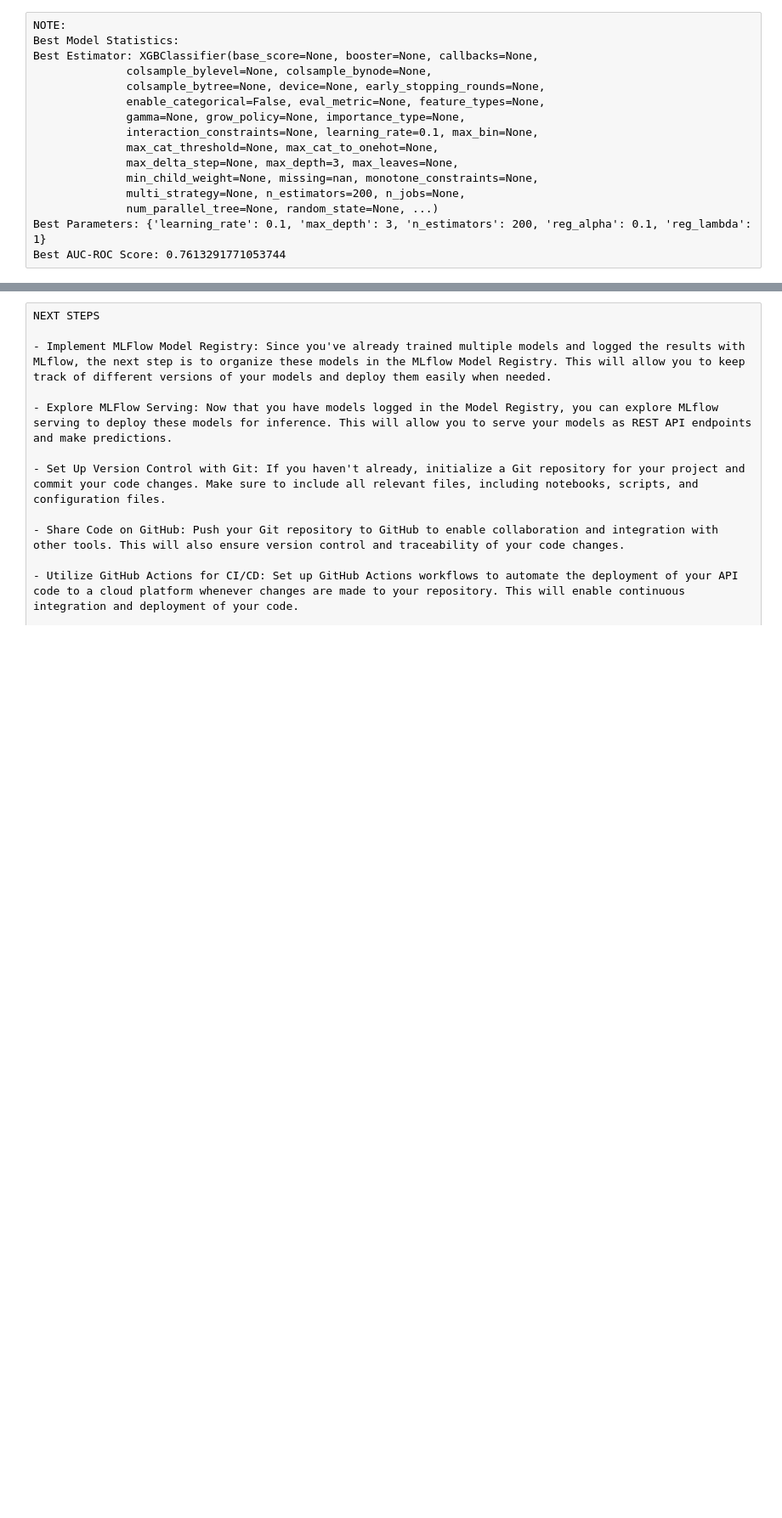
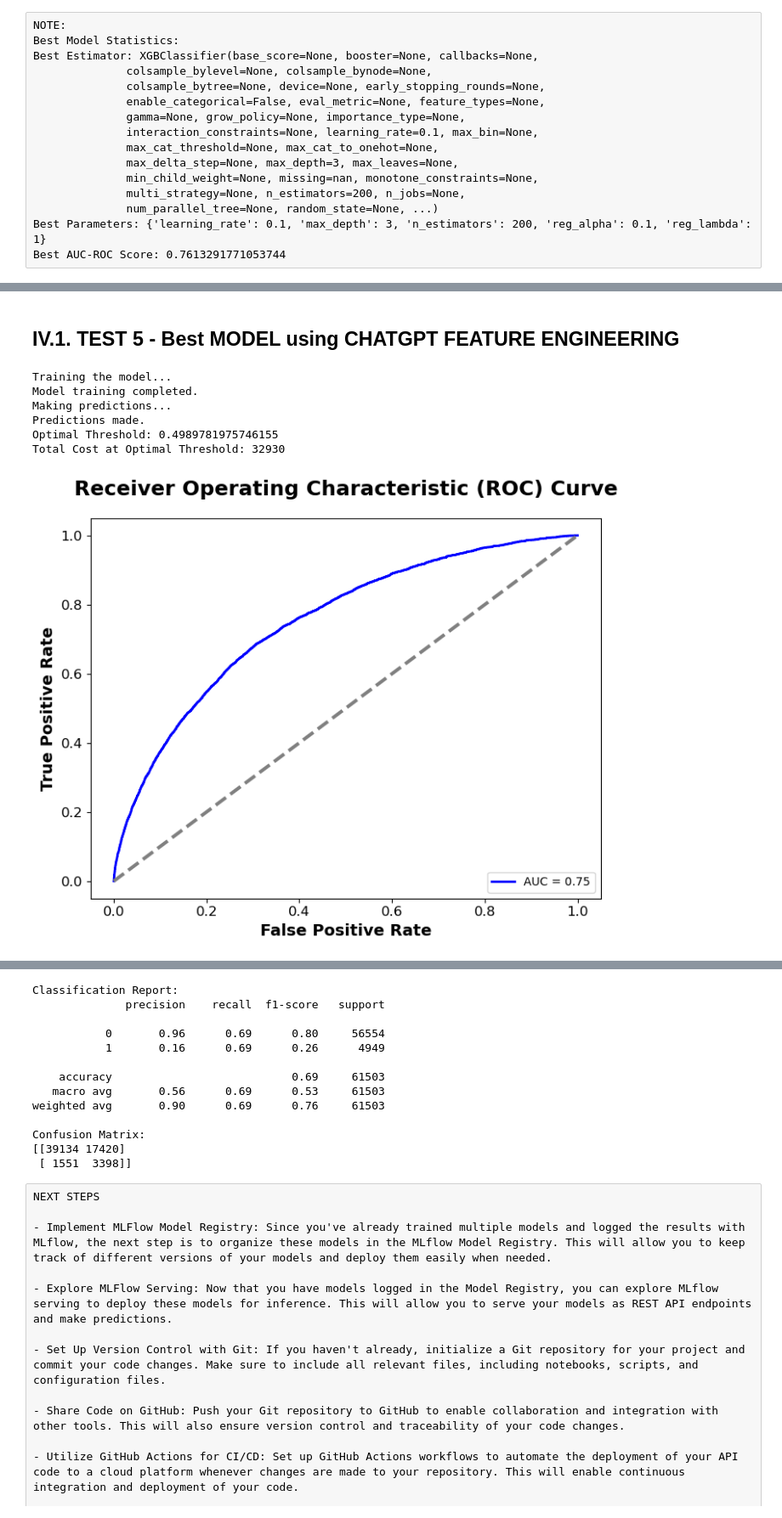
Before and after one commit to Isdinval/OC_PROJET7, a Jupyter notebook: P7_V2.ipynb, the cells around one changed output, grey strips where cells are left out. Shown at 85% size. Saved outputs shown, nothing was run; the diff lists cells and outputs as text; code cells hidden in the pictures; blank space fills up the shorter version.

```diff
--- a/P7_V2.ipynb
+++ b/P7_V2.ipynb
@@ -1466,0 +1753,52 @@ Best AUC-ROC Score: 0.7613291771053744
+# %% [markdown]
+## IV.1. TEST 5 - Best MODEL using CHATGPT FEATURE ENGINEERING
+# %%
+# ==================================================================================================
+# TEST 5 : DATA PROCESSING - df_application_train_chatGPT
+# ==================================================================================================
+preprocessor, X_train, y_train, X_test, y_test = preprocess_dataframe(df_application_train_chatGPT)
+
+
+# Get the best parameters from the grid search results
+# best_params = grid_search_xgb.best_params_
+
+# Define the best parameters
+best_params_hardcoded = {'learning_rate': 0.1, 'max_depth': 3, 'n_estimators': 200, 'reg_alpha': 0.1, 'reg_lambda': 1}
+
+# Extract the best hyperparameters
+best_learning_rate = best_params_hardcoded['learning_rate']
+best_max_depth = best_params_hardcoded['max_depth']
+best_n_estimators = best_params_hardcoded['n_estimators']
+best_reg_alpha = best_params_hardcoded['reg_alpha']
+best_reg_lambda = best_params_hardcoded['reg_lambda']
+# ==================================================================================================
+# Model 1: XGBOOST
+# ==================================================================================================
+# Create XGBoost model with the best hyperparameters
+best_xgb_model = XGBClassifier(scale_pos_weight=(y_train == 0).sum() / (y_train == 1).sum(),
+                               learning_rate=best_learning_rate,
+                               max_depth=best_max_depth,
+                               n_estimators=best_n_estimators,
+                               reg_alpha=best_reg_alpha,
+                               reg_lambda=best_reg_lambda)
+
+
+# Get the current date and time and format it
+formatted_datetime = datetime.now().strftime("%Y_%m_%d_%H_%M")
+run_name = f"XGBOOST_tuned_{formatted_datetime}_TEST5"
+
+run_mlflow_experiment(model=best_xgb_model,
+                      preprocessor=preprocessor,
+                      X_train=X_train, y_train=y_train,
+                      X_test=X_test, y_test=y_test,
+                      run_name=run_name,
+                      description = "TUNED MODEL on df_application_train_chatGPT dataset",
+                      experiment_name="P7_Models")
+# %% [output]
+Training the model...
+Model training completed.
+Making predictions...
+Predictions made.
+Optimal Threshold: 0.4989781975746155
+Total Cost at Optimal Threshold: 32930
+[figure, added]
@@ -1467,3 +1806,16 @@ Best AUC-ROC Score: 0.7613291771053744
+Classification Report:
+              precision    recall  f1-score   support
+
+           0       0.96      0.69      0.80     56554
+           1       0.16      0.69      0.26      4949
+
+    accuracy                           0.69     61503
+   macro avg       0.56      0.69      0.53     61503
+weighted avg       0.90      0.69      0.76     61503
+
+Confusion Matrix:
+[[39134 17420]
+ [ 1551  3398]]
 # %% [raw]
 NEXT STEPS
 
```
Also changed, not shown: parts of 11 cells of this notebook.
